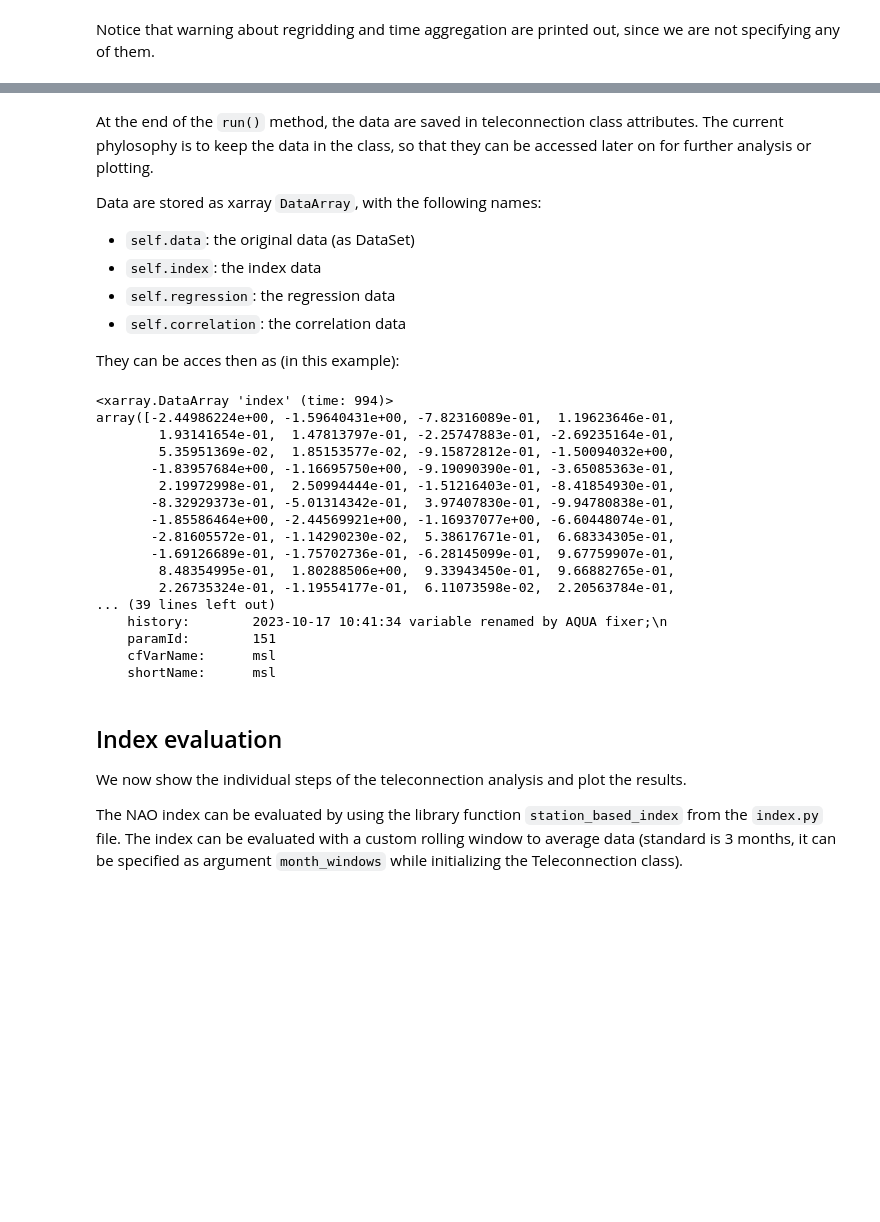
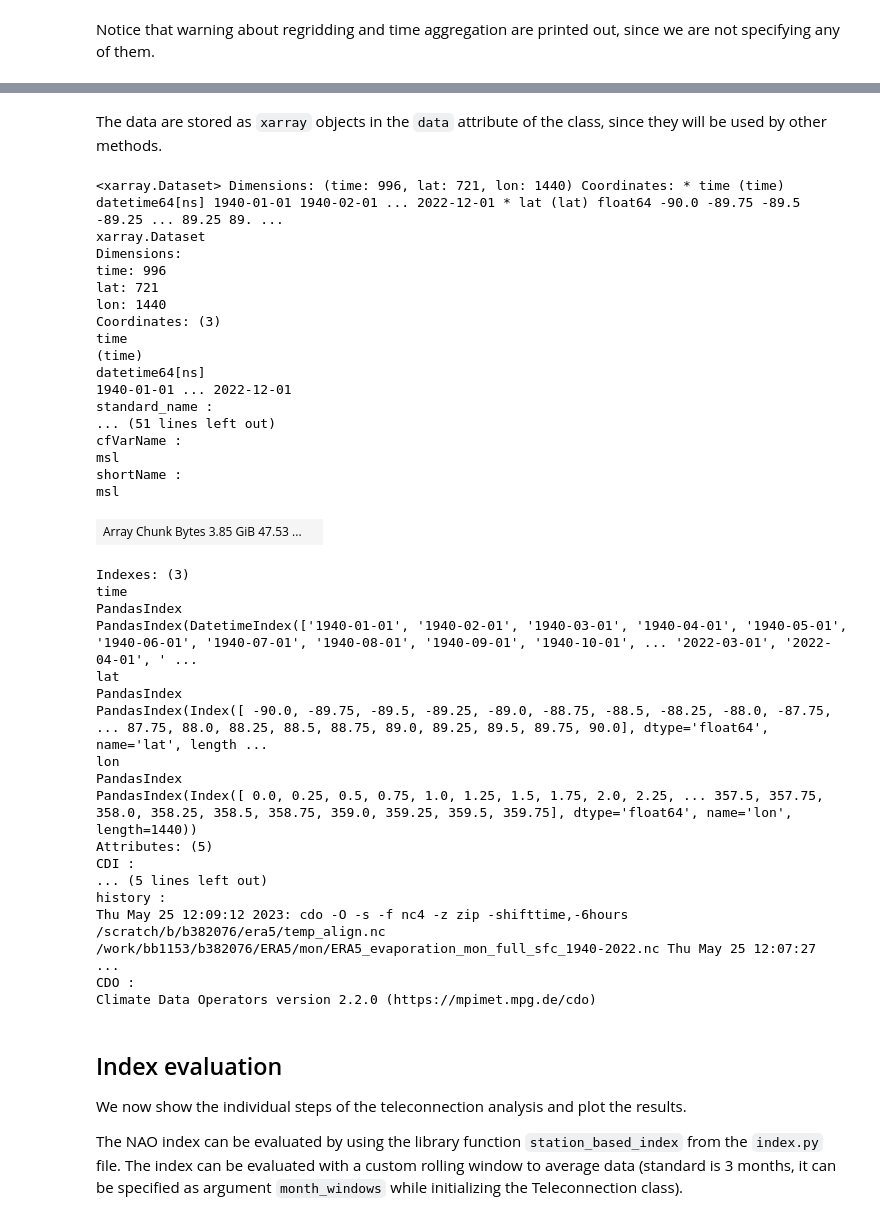
Before and after one commit to Predictia/AQUA, a Jupyter notebook: diagnostics/teleconnections/notebooks/NAO.ipynb, the cells around one changed output, grey strips where cells are left out. Cells and saved outputs as stored; diff of their text form; code cells hidden in the pictures; blank space fills up the shorter version.

```diff
--- a/diagnostics/teleconnections/notebooks/NAO.ipynb
+++ b/diagnostics/teleconnections/notebooks/NAO.ipynb
@@ -97,35 +78,43 @@ telec.run()
-# %% [markdown]
-At the end of the `run()` method, the data are saved in teleconnection class attributes.
-The current phylosophy is to keep the data in the class, so that they can be accessed later on for further analysis or plotting.
-
-Data are stored as xarray `DataArray`, with the following names:
-
-- `self.data`: the original data (as DataSet)
-- `self.index`: the index data
-- `self.regression`: the regression data
-- `self.correlation`: the correlation data
-
-They can be acces then as (in this example):
+# %% [markdown]
+The data are stored as `xarray` objects in the `data` attribute of the class, since they will be used by other methods.
 # %%
-telec.index
+telec.data
 # %% [output]
-<xarray.DataArray 'index' (time: 994)>
-array([-2.44986224e+00, -1.59640431e+00, -7.82316089e-01,  1.19623646e-01,
-        1.93141654e-01,  1.47813797e-01, -2.25747883e-01, -2.69235164e-01,
-        5.35951369e-02,  1.85153577e-02, -9.15872812e-01, -1.50094032e+00,
-       -1.83957684e+00, -1.16695750e+00, -9.19090390e-01, -3.65085363e-01,
-        2.19972998e-01,  2.50994444e-01, -1.51216403e-01, -8.41854930e-01,
-       -8.32929373e-01, -5.01314342e-01,  3.97407830e-01, -9.94780838e-01,
-       -1.85586464e+00, -2.44569921e+00, -1.16937077e+00, -6.60448074e-01,
-       -2.81605572e-01, -1.14290230e-02,  5.38617671e-01,  6.68334305e-01,
-       -1.69126689e-01, -1.75702736e-01, -6.28145099e-01,  9.67759907e-01,
-        8.48354995e-01,  1.80288506e+00,  9.33943450e-01,  9.66882765e-01,
-        2.26735324e-01, -1.19554177e-01,  6.11073598e-02,  2.20563784e-01,
-... (39 lines left out)
-    history:        2023-10-17 10:41:34 variable renamed by AQUA fixer;\n
-    paramId:        151
-    cfVarName:      msl
-    shortName:      msl
+<xarray.Dataset> Dimensions: (time: 996, lat: 721, lon: 1440) Coordinates: * time (time) datetime64[ns] 1940-01-01 1940-02-01 ... 2022-12-01 * lat (lat) float64 -90.0 -89.75 -89.5 -89.25 ... 89.25 89. ...
+xarray.Dataset
+Dimensions:
+time: 996
+lat: 721
+lon: 1440
+Coordinates: (3)
+time
+(time)
+datetime64[ns]
+1940-01-01 ... 2022-12-01
+standard_name :
+... (51 lines left out)
+cfVarName :
+msl
+shortName :
+msl
+| Array Chunk Bytes 3.85 GiB 47.53 ... |  |
+Indexes: (3)
+time
+PandasIndex
+PandasIndex(DatetimeIndex(['1940-01-01', '1940-02-01', '1940-03-01', '1940-04-01', '1940-05-01', '1940-06-01', '1940-07-01', '1940-08-01', '1940-09-01', '1940-10-01', ... '2022-03-01', '2022-04-01', ' ...
+lat
+PandasIndex
+PandasIndex(Index([ -90.0, -89.75, -89.5, -89.25, -89.0, -88.75, -88.5, -88.25, -88.0, -87.75, ... 87.75, 88.0, 88.25, 88.5, 88.75, 89.0, 89.25, 89.5, 89.75, 90.0], dtype='float64', name='lat', length ...
+lon
+PandasIndex
+PandasIndex(Index([ 0.0, 0.25, 0.5, 0.75, 1.0, 1.25, 1.5, 1.75, 2.0, 2.25, ... 357.5, 357.75, 358.0, 358.25, 358.5, 358.75, 359.0, 359.25, 359.5, 359.75], dtype='float64', name='lon', length=1440))
+Attributes: (5)
+CDI :
+... (5 lines left out)
+history :
+Thu May 25 12:09:12 2023: cdo -O -s -f nc4 -z zip -shifttime,-6hours /scratch/b/b382076/era5/temp_align.nc /work/bb1153/b382076/ERA5/mon/ERA5_evaporation_mon_full_sfc_1940-2022.nc Thu May 25 12:07:27  ...
+CDO :
+Climate Data Operators version 2.2.0 (https://mpimet.mpg.de/cdo)
 # %% [markdown]
 ## Index evaluation
 
```
Also changed, not shown: parts of 20 cells of this notebook, 1 other file.
